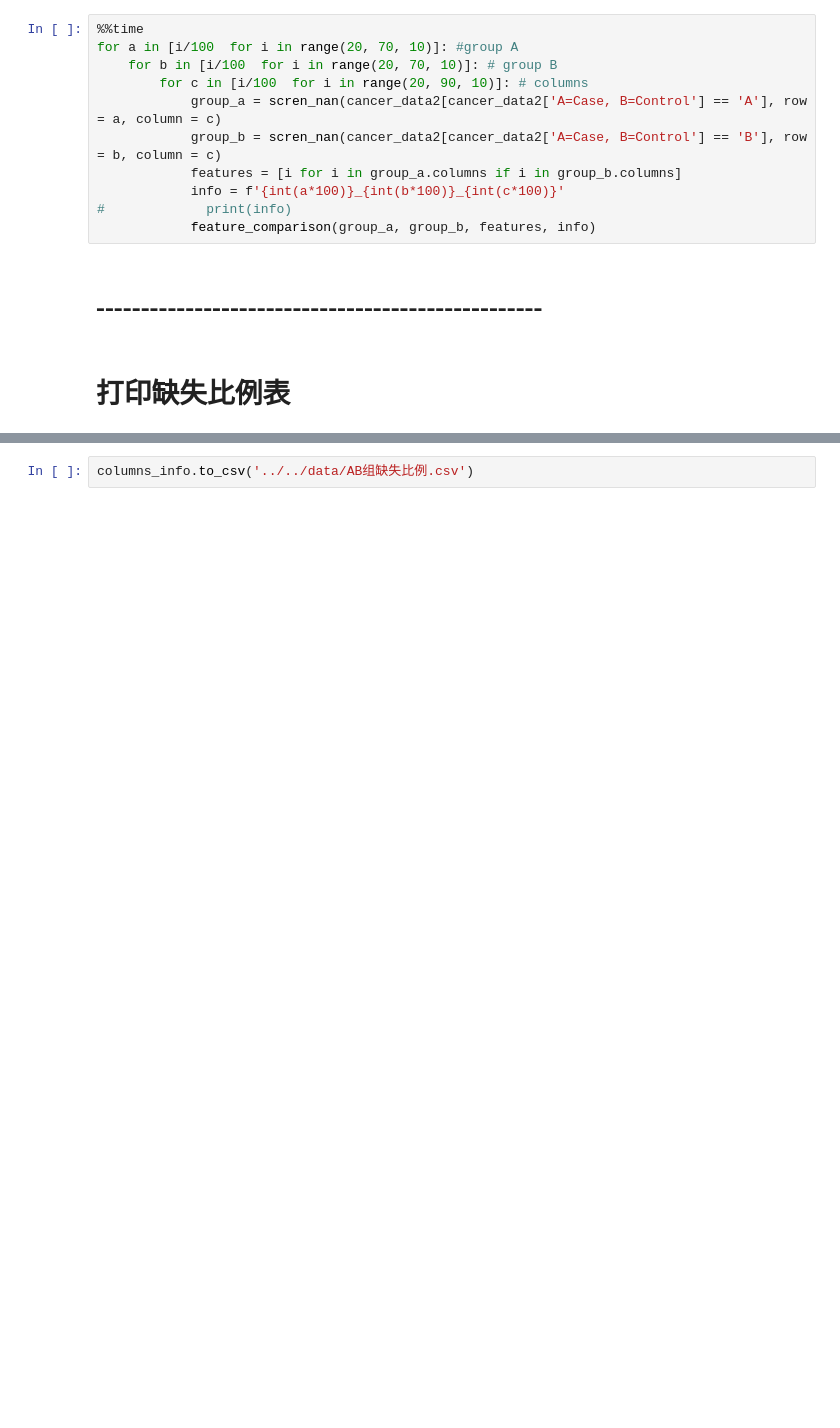
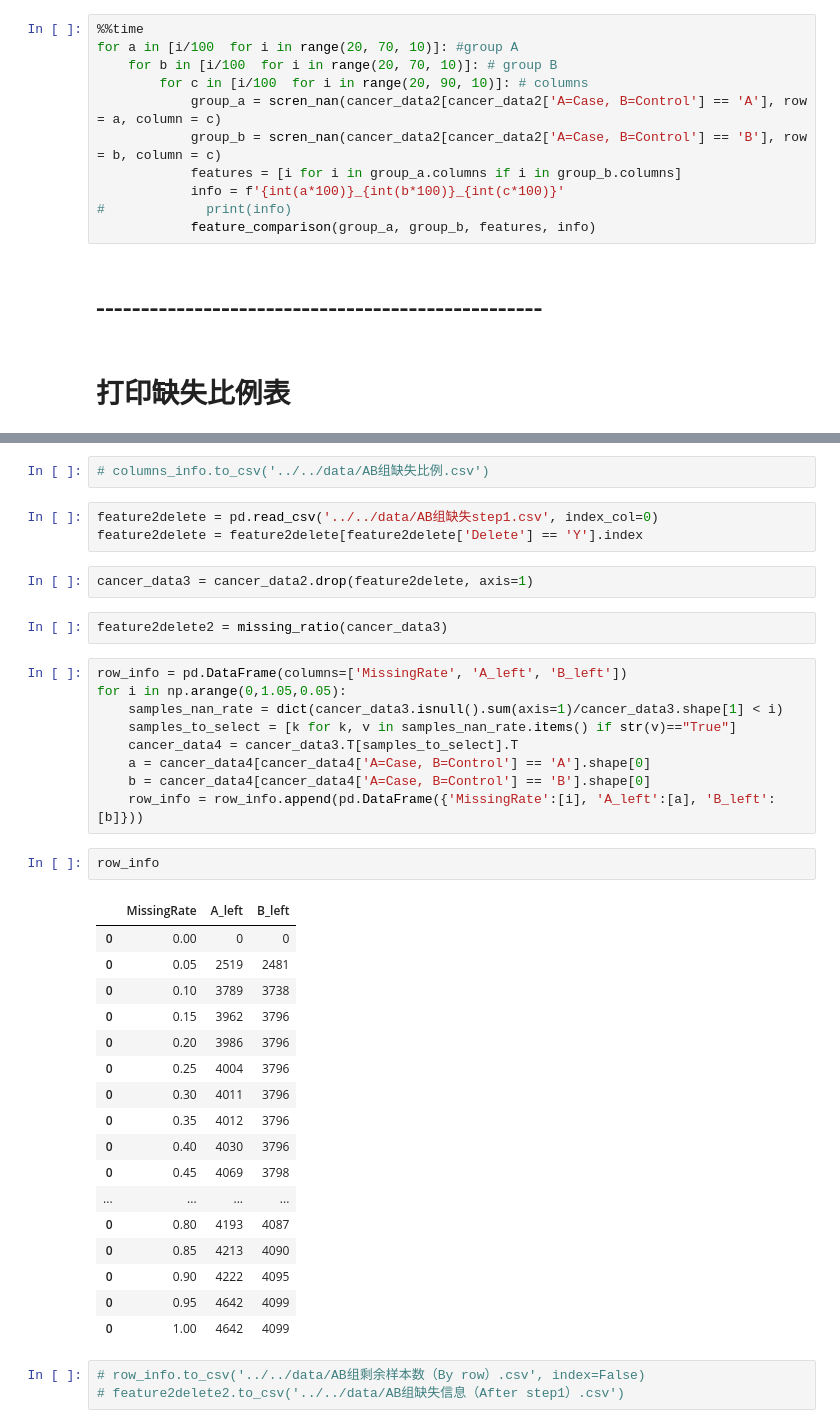
Before and after one commit to ChiXX/LungCancer, a Jupyter notebook: scripts/jupyter/Preprocessing.ipynb, the cells around one changed output, grey strips where cells are left out. Drawn from its saved outputs; the diff is of its cells as text; blank space fills up the shorter version.

```diff
--- a/scripts/jupyter/Preprocessing.ipynb
+++ b/scripts/jupyter/Preprocessing.ipynb
@@ -128,2 +130,41 @@ columns_info.columns = ['A', 'B']
 # %%
-columns_info.to_csv('../../data/AB组缺失比例.csv')
+# columns_info.to_csv('../../data/AB组缺失比例.csv')
+# %%
+feature2delete = pd.read_csv('../../data/AB组缺失step1.csv', index_col=0)
+feature2delete = feature2delete[feature2delete['Delete'] == 'Y'].index
+# %%
+cancer_data3 = cancer_data2.drop(feature2delete, axis=1)
+# %%
+feature2delete2 = missing_ratio(cancer_data3)
+# %%
+row_info = pd.DataFrame(columns=['MissingRate', 'A_left', 'B_left'])
+for i in np.arange(0,1.05,0.05):
+    samples_nan_rate = dict(cancer_data3.isnull().sum(axis=1)/cancer_data3.shape[1] < i)
+    samples_to_select = [k for k, v in samples_nan_rate.items() if str(v)=="True"]
+    cancer_data4 = cancer_data3.T[samples_to_select].T
+    a = cancer_data4[cancer_data4['A=Case, B=Control'] == 'A'].shape[0]
+    b = cancer_data4[cancer_data4['A=Case, B=Control'] == 'B'].shape[0]
+    row_info = row_info.append(pd.DataFrame({'MissingRate':[i], 'A_left':[a], 'B_left':[b]}))
+# %%
+row_info
+# %% [output]
+|  | MissingRate | A_left | B_left |
+| 0 | 0.00 | 0 | 0 |
+| 0 | 0.05 | 2519 | 2481 |
+| 0 | 0.10 | 3789 | 3738 |
+| 0 | 0.15 | 3962 | 3796 |
+| 0 | 0.20 | 3986 | 3796 |
+| 0 | 0.25 | 4004 | 3796 |
+| 0 | 0.30 | 4011 | 3796 |
+| 0 | 0.35 | 4012 | 3796 |
+| 0 | 0.40 | 4030 | 3796 |
+| 0 | 0.45 | 4069 | 3798 |
+| ... | ... | ... | ... |
+| 0 | 0.80 | 4193 | 4087 |
+| 0 | 0.85 | 4213 | 4090 |
+| 0 | 0.90 | 4222 | 4095 |
+| 0 | 0.95 | 4642 | 4099 |
+| 0 | 1.00 | 4642 | 4099 |
+# %%
+# row_info.to_csv('../../data/AB组剩余样本数（By row）.csv', index=False)
+# feature2delete2.to_csv('../../data/AB组缺失信息（After step1）.csv')
```
Also changed, not shown: parts of 11 cells of this notebook, 2 other files.
